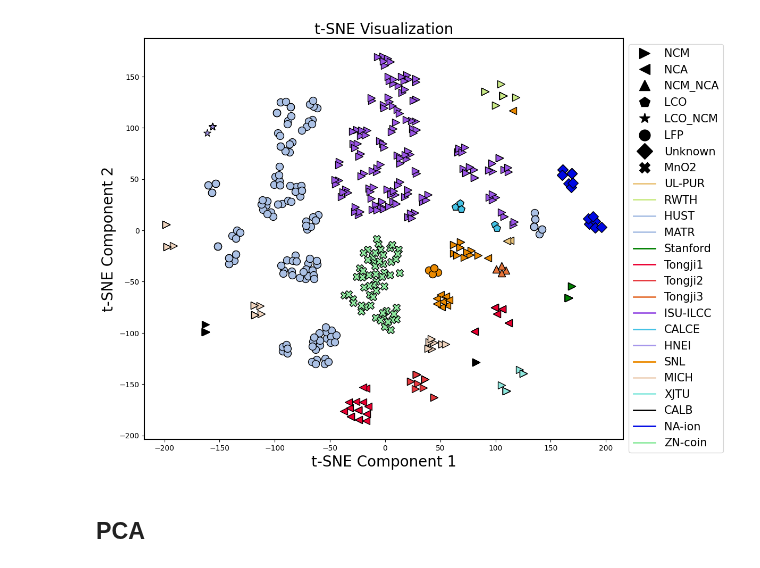
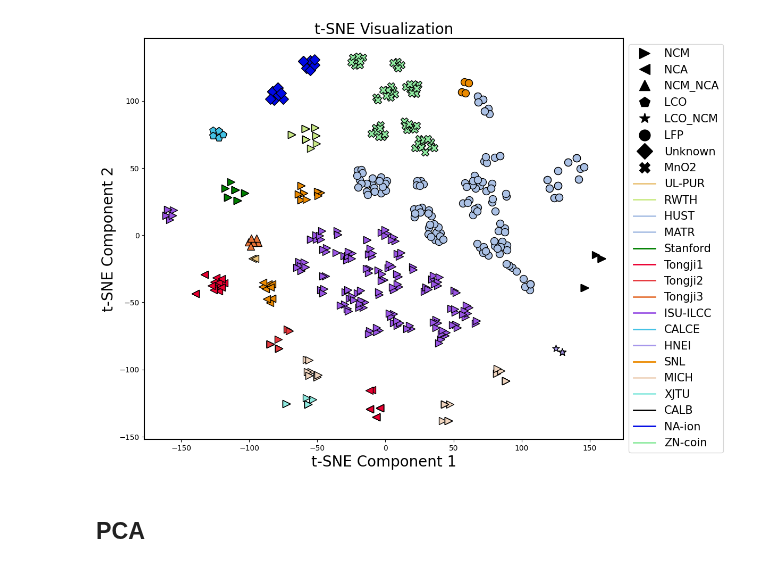
Before and after one commit to Ruifeng-Tan/PBT, a Jupyter notebook: visualize_precomputed_embeddings.ipynb, the cells around one changed output. Cells and saved outputs as stored; diff of their text form; code cells hidden in the pictures.

Commit message:
update Qwen model

```diff
--- a/visualize_precomputed_embeddings.ipynb
+++ b/visualize_precomputed_embeddings.ipynb
@@ -51,7 +51,8 @@ def set_draft_fig(fig):
 def array_in_list(arr, list_of_arrays):
     return any(np.array_equal(arr, existing_arr) for existing_arr in list_of_arrays)
 
-data_path = '/data/trf/python_works/BatteryLife/dataset/training_DKP_embed_all.pkl'
+model_name = 'Qwen3_8B'
+data_path = f'/data/trf/python_works/BatteryLife/dataset/training_DKP_embed_all_{model_name}.pkl'
 data = pickle.load(open(data_path, 'rb'))
 tmp_total_features = np.array(list(data.values())).squeeze(1)
 
@@ -106,34 +107,34 @@ dataset_color = {
 
 appear_cathodeNames = []
 for i in range(len(tmp_total_features)):
     if cathode_names[i] not in appear_cathodeNames:
         plt.scatter(tsne_results[i, 0], tsne_results[i, 1],
                     c=dataset_color[dataset_names[i]],  # Color by cluster label
                     marker=dataset_shape_map[cathode_names[i]],  # Shape by dataset name
                      s=100, edgecolor='k', label=cathode_names[i])
     else:
         plt.scatter(tsne_results[i, 0], tsne_results[i, 1],
                     c=dataset_color[dataset_names[i]],  # Color by cluster label
                     marker=dataset_shape_map[cathode_names[i]],  # Shape by dataset name
                     s=100, edgecolor='k')
     appear_cathodeNames.append(cathode_names[i])
 
 # Add labels and title
 plt.title("t-SNE Visualization", fontsize=20)
 plt.xlabel("t-SNE Component 1", fontsize=20)
 plt.ylabel("t-SNE Component 2", fontsize=20)
 
 # Custom legend for cluster shapes only (no color distinction)
 legend_shapes = [Line2D([], [], marker=shape, color='black', linestyle='None', markersize=15, label=name) for name, shape in dataset_shape_map.items()]
 legend_colors = [Line2D([], [], marker='None', color=color, linestyle='-', markersize=15, label=name, lw=2) for name, color in dataset_color.items()]
 plt.legend(loc='upper left', bbox_to_anchor=(1.0, 1), fontsize=15, handles=legend_shapes+legend_colors)
 
 set_ax_linewidth(plt.gca())
 fig.tight_layout()
 plt.savefig('./figures/t-SNE_clustering.jpg', dpi=600, bbox_inches='tight')
 plt.show()
 # %% [output]
-[figure, old version]
+[figure, new version]
 # %% [markdown]
 ## PCA
 # %%
```
Also changed, not shown: parts of 1 cell of this notebook, 3 other files.
